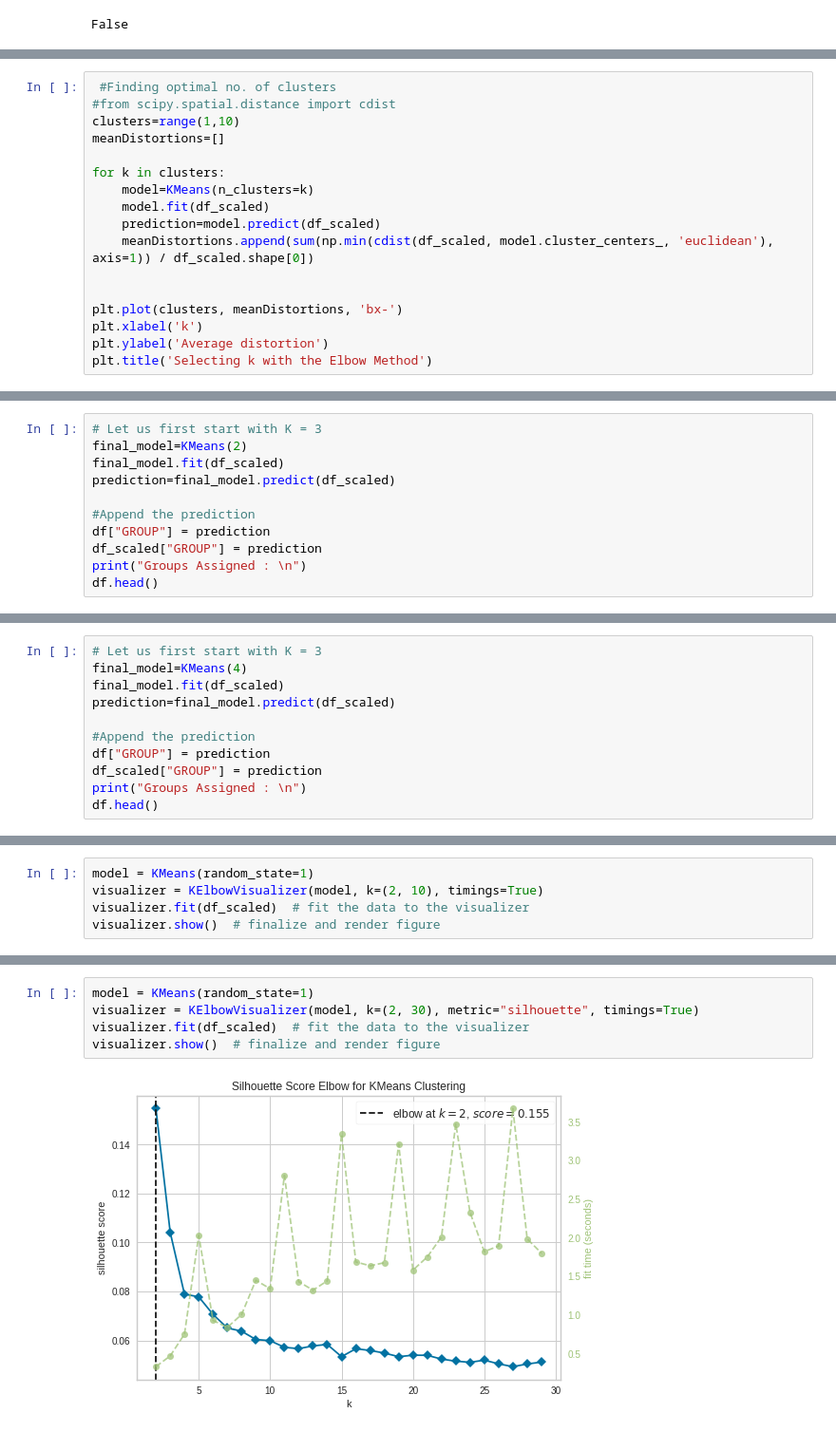
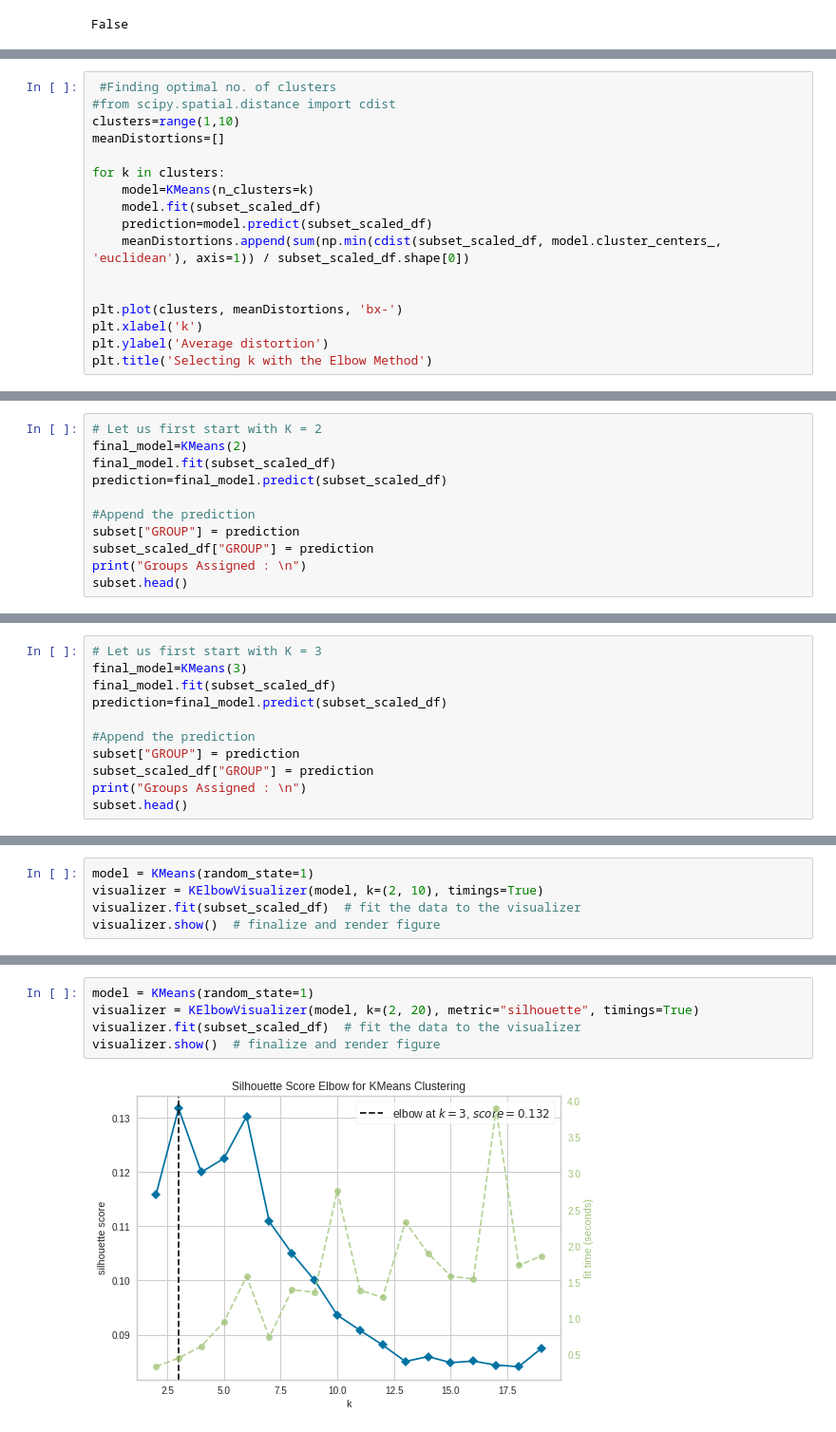
Before and after one commit to cfreeman22/d212_data_mining_2, a Jupyter notebook: D212_kmeans1.ipynb, the cells around one changed output, grey strips where cells are left out. Shown: that part at 95% size. Cells and saved outputs as stored; diff of their text form.

```diff
--- a/D212_kmeans1.ipynb
+++ b/D212_kmeans1.ipynb
@@ -159,9 +192,9 @@ meanDistortions=[]
 
 for k in clusters:
     model=KMeans(n_clusters=k)
-    model.fit(df_scaled)
-    prediction=model.predict(df_scaled)
-    meanDistortions.append(sum(np.min(cdist(df_scaled, model.cluster_centers_, 'euclidean'), axis=1)) / df_scaled.shape[0])
+    model.fit(subset_scaled_df)
+    prediction=model.predict(subset_scaled_df)
+    meanDistortions.append(sum(np.min(cdist(subset_scaled_df, model.cluster_centers_, 'euclidean'), axis=1)) / subset_scaled_df.shape[0])
 
 
 plt.plot(clusters, meanDistortions, 'bx-')
@@ -176,13 +209,13 @@ Though the bend is not coming out clearly as there are many bends, let us look a
 # %%
-# Let us first start with K = 3
+# Let us first start with K = 2
 final_model=KMeans(2)
-final_model.fit(df_scaled)
-prediction=final_model.predict(df_scaled)
+final_model.fit(subset_scaled_df)
+prediction=final_model.predict(subset_scaled_df)
 
 #Append the prediction
-df["GROUP"] = prediction
-df_scaled["GROUP"] = prediction
+subset["GROUP"] = prediction
+subset_scaled_df["GROUP"] = prediction
 print("Groups Assigned : \n")
-df.head()
+subset.head()
 # %% [output]
 Groups Assigned :
@@ -224,13 +251,13 @@ array([[<Axes: title={'center': 'ActiveListening'}, xlabel='[GROUP]'>,
 # %%
 # Let us first start with K = 3
-final_model=KMeans(4)
-final_model.fit(df_scaled)
-prediction=final_model.predict(df_scaled)
+final_model=KMeans(3)
+final_model.fit(subset_scaled_df)
+prediction=final_model.predict(subset_scaled_df)
 
 #Append the prediction
-df["GROUP"] = prediction
-df_scaled["GROUP"] = prediction
+subset["GROUP"] = prediction
+subset_scaled_df["GROUP"] = prediction
 print("Groups Assigned : \n")
-df.head()
+subset.head()
 # %% [output]
 Groups Assigned :
@@ -274,6 +294,6 @@ array([[<Axes: title={'center': 'ActiveListening'}, xlabel='[GROUP]'>,
 # %%
 model = KMeans(random_state=1)
 visualizer = KElbowVisualizer(model, k=(2, 10), timings=True)
-visualizer.fit(df_scaled)  # fit the data to the visualizer
+visualizer.fit(subset_scaled_df)  # fit the data to the visualizer
 visualizer.show()  # finalize and render figure
 # %% [output]
@@ -305,8 +325,8 @@ plt.show()
 # %%
 model = KMeans(random_state=1)
-visualizer = KElbowVisualizer(model, k=(2, 30), metric="silhouette", timings=True)
-visualizer.fit(df_scaled)  # fit the data to the visualizer
+visualizer = KElbowVisualizer(model, k=(2, 20), metric="silhouette", timings=True)
+visualizer.fit(subset_scaled_df)  # fit the data to the visualizer
 visualizer.show()  # finalize and render figure
 # %% [output]
-[figure, old version]
+[figure, new version]
 <Axes: title={'center': 'Silhouette Score Elbow for KMeans Clustering'}, xlabel='k', ylabel='silhouette score'>
```
Also changed, not shown: parts of 34 cells of this notebook.
